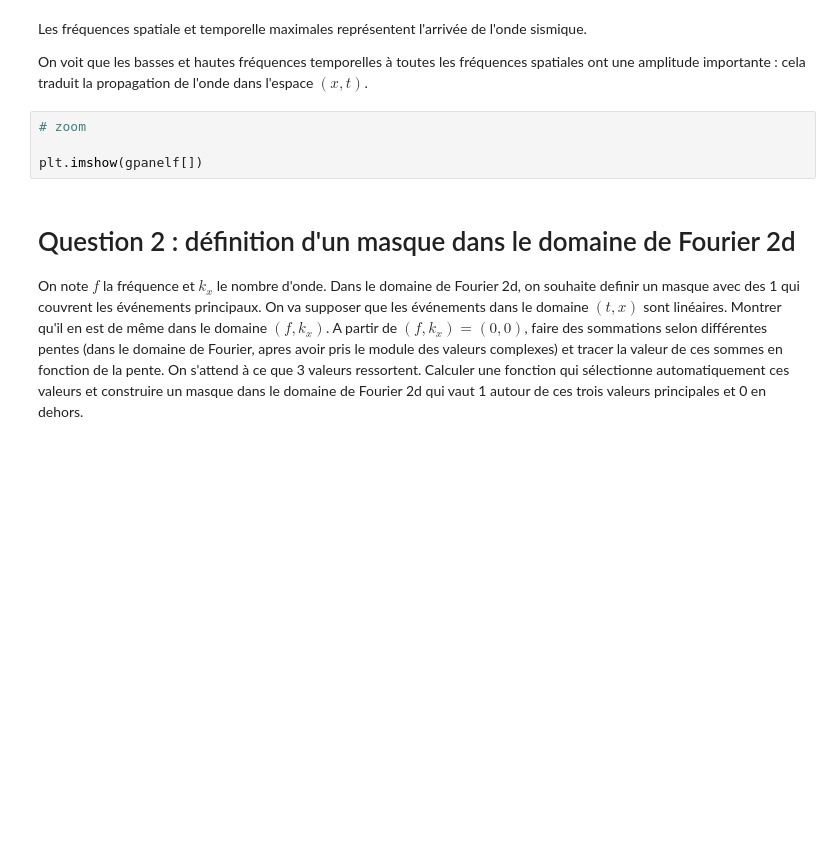
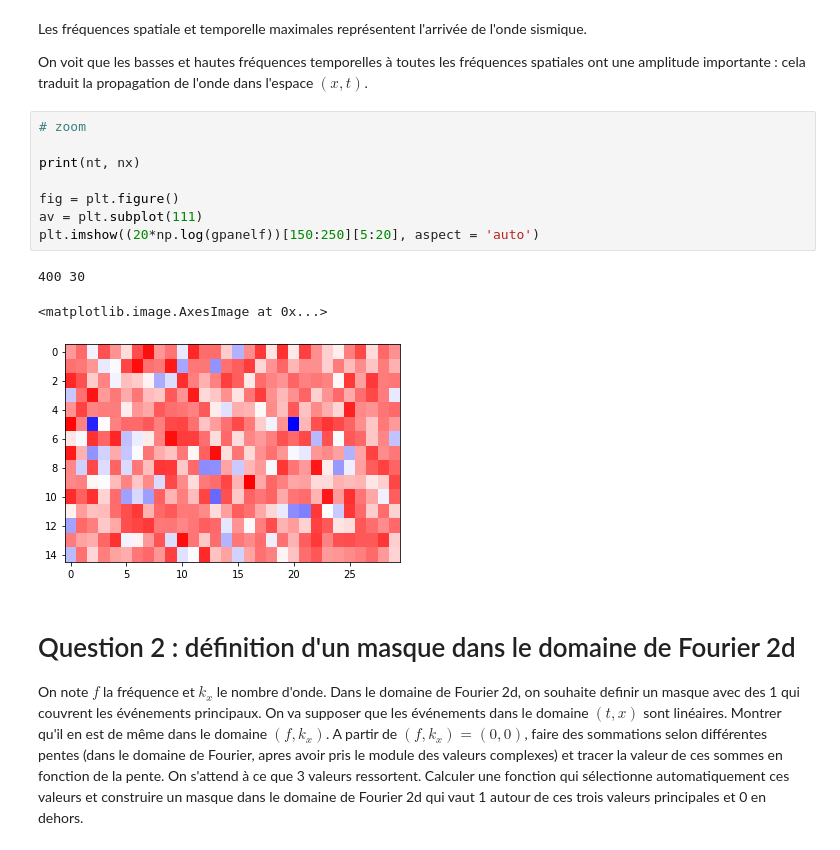
Before and after one commit to apierfitte/mini-projet_tts, a Jupyter notebook: mini_projet_groupe2.ipynb, the cells around one changed output. Saved outputs shown, nothing was run; the diff lists cells and outputs as text; blank space fills up the shorter version.

```diff
--- a/mini_projet_groupe2.ipynb
+++ b/mini_projet_groupe2.ipynb
@@ -105,10 +106,18 @@ cbar.set_label("Amplitude (dB)")
 Les fréquences spatiale et temporelle maximales représentent l'arrivée de l'onde sismique.
 
 On voit que les basses et hautes fréquences temporelles à toutes les fréquences spatiales ont une amplitude importante : cela traduit la propagation de l'onde dans l'espace $(x, t)$.
-# %%
-# zoom
-
-plt.imshow(gpanelf[])
+# %%
+# zoom
+
+print(nt, nx)
+
+fig = plt.figure()
+av = plt.subplot(111)
+plt.imshow((20*np.log(gpanelf))[150:250][5:20], aspect = 'auto')
+# %% [output]
+400 30
+<matplotlib.image.AxesImage at 0x...>
+[figure, added]
 # %% [markdown]
 # Question 2 : définition d'un masque dans le domaine de Fourier 2d
 On note $f$ la fréquence et $k_x$ le nombre d'onde. Dans le domaine de Fourier 2d, on souhaite definir un masque avec des 1 qui couvrent les événements principaux. On va supposer que les événements dans le domaine $(t,x)$ sont linéaires. Montrer qu'il en est de même dans le domaine $(f,k_x)$. A partir de $(f,k_x)=(0,0)$, faire des sommations selon différentes pentes (dans le domaine de Fourier, apres avoir pris le module des valeurs complexes) et tracer la valeur de ces sommes en fonction de la pente. On s'attend à ce que 3 valeurs ressortent. Calculer une fonction qui sélectionne automatiquement ces valeurs et construire un masque dans le domaine de Fourier 2d qui vaut 1 autour de ces trois valeurs principales et 0 en dehors.
```
Also changed, not shown: parts of 1 cell of this notebook.
